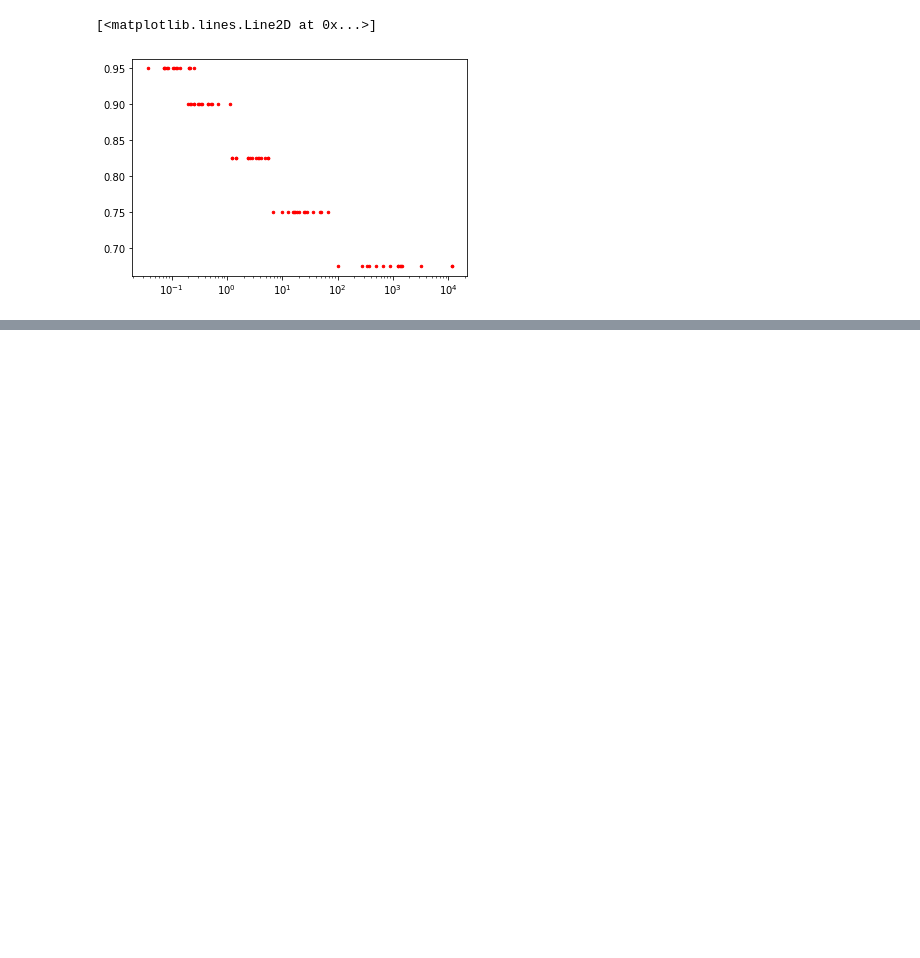
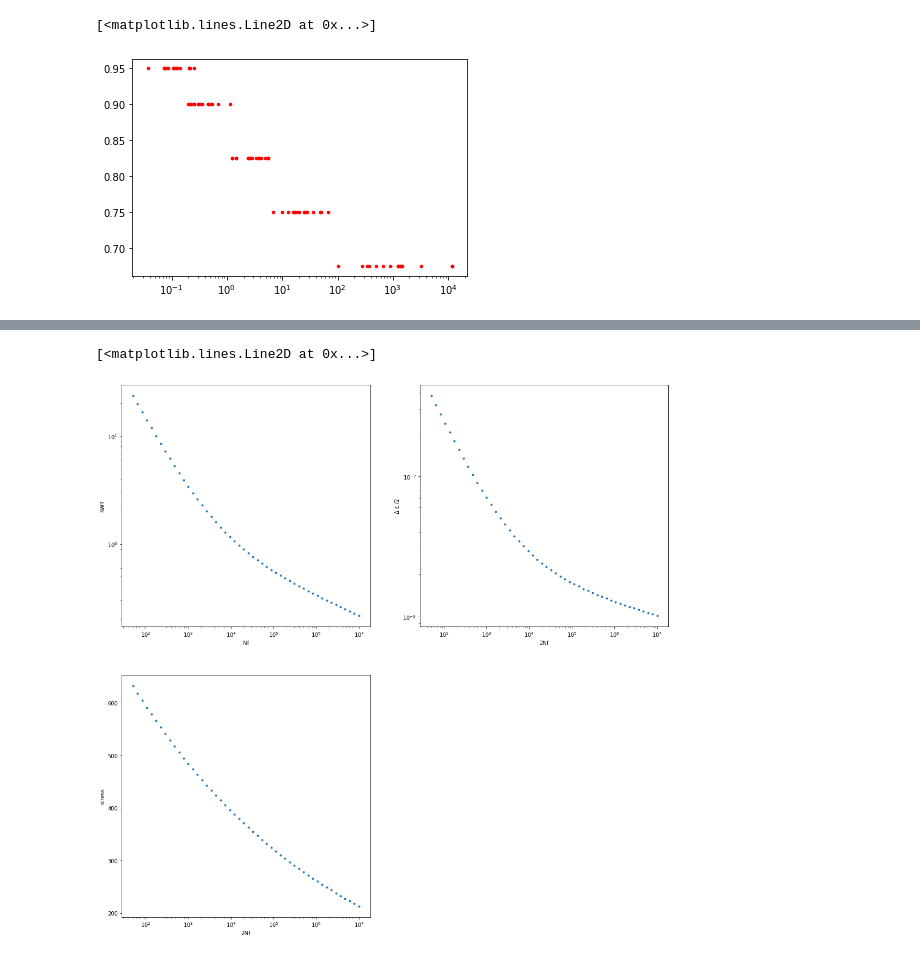
Before and after one commit to arpitvaghela/Fatigue-and-Fracture-Modeling-using-Probability, a Jupyter notebook: NNforPred.ipynb, the cells around one changed output, grey strips where cells are left out. Cells and saved outputs as stored; diff of their text form; code cells hidden in the pictures; blank space fills up the shorter version.

```diff
--- a/NNforPred.ipynb
+++ b/NNforPred.ipynb
@@ -26,0 +62,55 @@ Nf=np.array(Nf_data).reshape(1,75)
+# %%
+import numpy as np
+import matplotlib.pyplot as plt
+
+def generate_data(
+        Nf=np.linspace(10,10000000,10000),
+        E = 211600,
+        sigma_dash = 952.20,
+        b = -0.0890,
+        epsilon_dash = 0.7371,
+        c = -0.6640
+    ):
+    '''
+        generate_data(Nf,E,sigma_dash,b,epsilon_dash,c)->
+            SWT,strain,stress,Nf (default for S355)
+    '''
+
+    strain =  (sigma_dash/E)*((2*Nf)**b) + epsilon_dash*((2*Nf)**c)
+    stress = sigma_dash*((2*Nf)**b)
+    SWT = strain*stress
+    return SWT,strain,stress,Nf
+
+Nf = 10**np.linspace(1.7,7,50)
+
+SWT,strain,stress,Nf = generate_data(Nf)
+
+
+plt.figure(figsize=(18,18))
+
+plt.subplot(2,2,1)
+
+plt.ylabel('SWT')
+plt.xlabel('Nf')
+plt.xscale('log')
+plt.yscale('log')
+
+plt.plot(Nf,SWT,'.')
+
+plt.subplot(2,2,2)
+
+plt.ylabel('\u0394 \u03B5 /2')
+plt.xlabel('2Nf')
+plt.xscale('log')
+plt.yscale('log')
+plt.plot(Nf,strain,'.')
+
+plt.subplot(2,2,3)
+
+plt.ylabel('stress')
+plt.xlabel('2Nf')
+plt.xscale('log')
+plt.plot(Nf,stress,'.')
+# %% [output]
+[<matplotlib.lines.Line2D at 0x...>]
+[figure, added]
```
Also changed, not shown: parts of 2 cells of this notebook, 2 other files.
